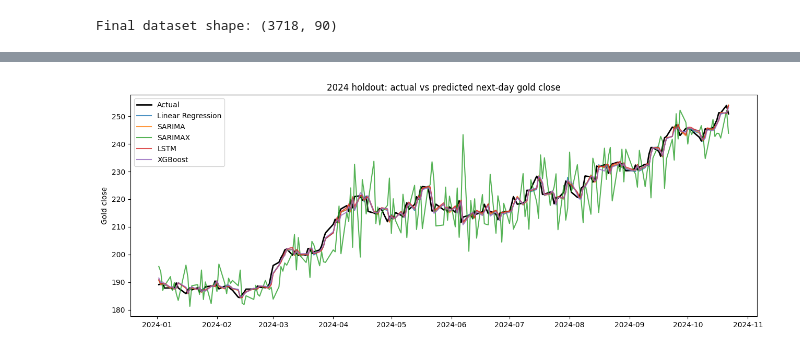
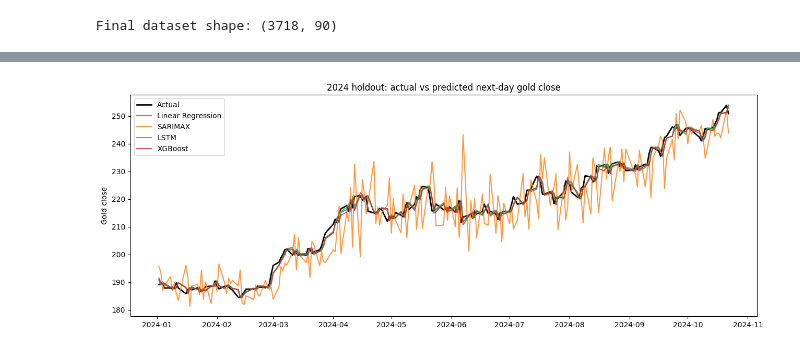
Before and after one commit to DanielRamirez0430/Gold-Price-Predictions-, a Jupyter notebook: Advanced_LogTarg_Models.ipynb, the cells around one changed output, grey strips where cells are left out. Drawn from its saved outputs; the diff is of its cells as text; code cells hidden in the pictures.

```diff
--- a/Advanced_LogTarg_Models.ipynb
+++ b/Advanced_LogTarg_Models.ipynb
@@ -903,12 +874,11 @@ def predict_lstm_log(train, test, test_indices):
 # %%
-# Same-day zero-return benchmark, plus the four fitted model families.
+# Original model comparison: fixed settings for fitted models, plus the log-naive baseline.
 MODEL_NAMES = [
     "Linear Regression",
-    "SARIMA",
     "SARIMAX",
     "LSTM",
     "XGBoost",
-    "Zero Return Baseline"
+    "Log Naive Baseline"
 ]
 
 log_results = []
@@ -923,22 +893,29 @@ for w in outer_windows:
     y_true_return = test[log_target].to_numpy(dtype=float)
     y_true_price = test["Target_Next_Close"].to_numpy(dtype=float)
 
-    model_predictions = {
-        "Linear Regression": predict_linear_log(train, test),
-        "SARIMA": predict_sarima(train, test),
-        "SARIMAX": predict_sarimax(train, test),
-        "LSTM": predict_lstm_log(train, test, test_indices),
-        "XGBoost": predict_xgb_log(train, test),
-        "Zero Return Baseline": np.zeros(len(test))
+    predictors = {
+        "Linear Regression": lambda: predict_linear_log(train, test),
+        "SARIMAX": lambda: predict_sarimax(train, test),
+        "LSTM": lambda: predict_lstm_log(train, test, test_indices),
+        "XGBoost": lambda: predict_xgb_log(train, test),
+        "Log Naive Baseline": lambda: predict_log_naive(train, test)
     }
+
+    model_predictions = {}
+    for model_name, predict in predictors.items():
+        try:
+            model_predictions[model_name] = predict()
+        except Exception as error:
+            print(f"{model_name} failed for {w['test_year']}: {error}")
 
     for model_name, y_pred_return in model_predictions.items():
         y_pred_return = np.asarray(y_pred_return, dtype=float).reshape(-1)
         if len(y_pred_return) != len(y_true_return):
-            raise ValueError(
+            print(
                 f"{model_name} returned {len(y_pred_return)} predictions "
-                f"for {len(y_true_return)} test rows."
+                f"for {len(y_true_return)} rows in {w['test_year']}; skipping."
             )
+            continue
 
         return_scores = regression_metrics(y_true_return, y_pred_return)
         y_pred_price = test["gold close"].to_numpy(dtype=float) * np.exp(y_pred_return)
@@ -1102,26 +1073,32 @@ display(holdout_price_results.round(3))
 # %%
 # Actual versus predicted next-day gold close for the 2024 final holdout.
 HOLDOUT_YEAR = 2024
-holdout = predictions_store[(HOLDOUT_YEAR, "Linear Regression")]
+available_models = [
+    name for name in MODEL_NAMES
+    if (HOLDOUT_YEAR, name) in predictions_store
+]
+if not available_models:
+    raise ValueError("No model produced predictions for the 2024 holdout.")
 
+holdout = predictions_store[(HOLDOUT_YEAR, available_models[0])]
 fig, ax = plt.subplots(figsize=(13, 5))
 ax.plot(holdout["date"], holdout["actual_price"], label="Actual", color="black", lw=2)
 
-for model_name in MODEL_NAMES:
-    if model_name == "Zero Return Baseline":
+for model_name in available_models:
+    if model_name == "Log Naive Baseline":
         continue
     result = predictions_store[(HOLDOUT_YEAR, model_name)]
     ax.plot(
         result["date"],
         result["predicted_price"],
         label=model_name,
         alpha=0.8
     )
 
 ax.set_title("2024 holdout: actual vs predicted next-day gold close")
 ax.set_ylabel("Gold close")
 ax.legend()
 plt.tight_layout()
 plt.show()
 # %% [output]
-[figure, old version]
+[figure, new version]
```
Also changed, not shown: parts of 35 cells of this notebook, 1 other file.
